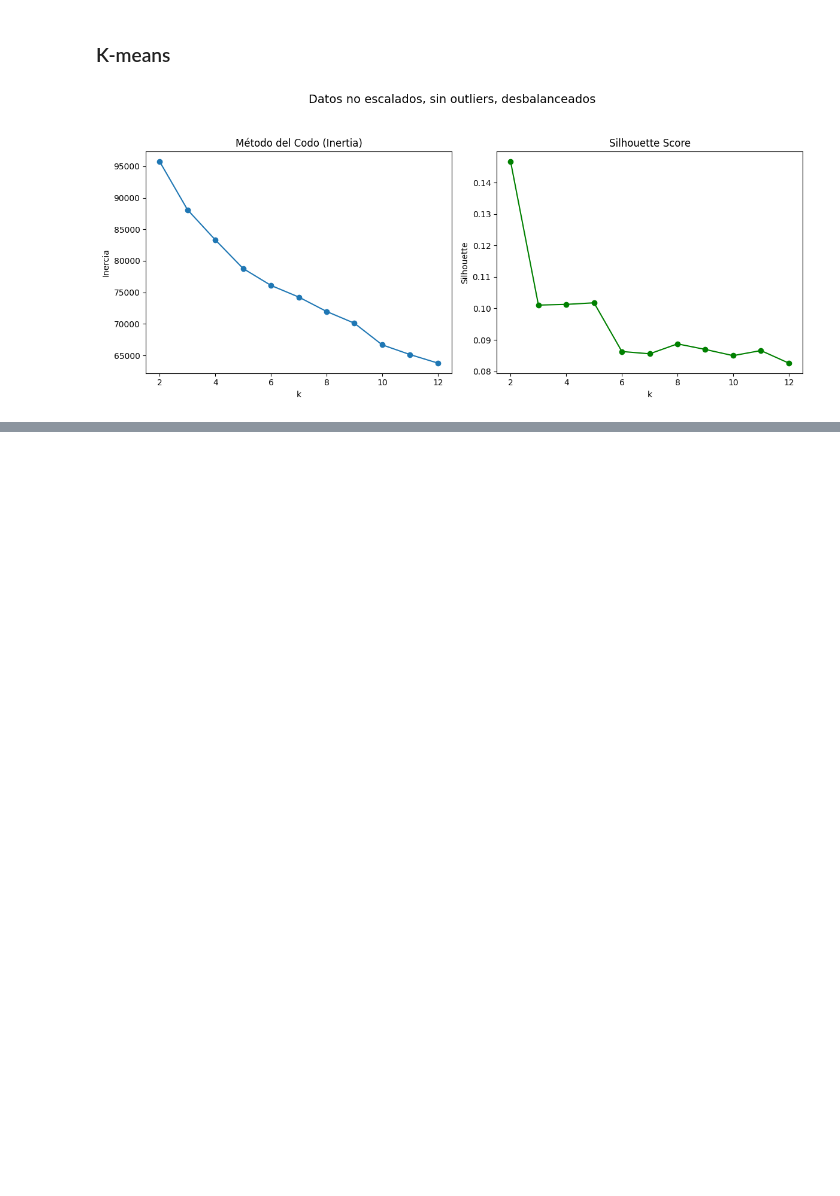
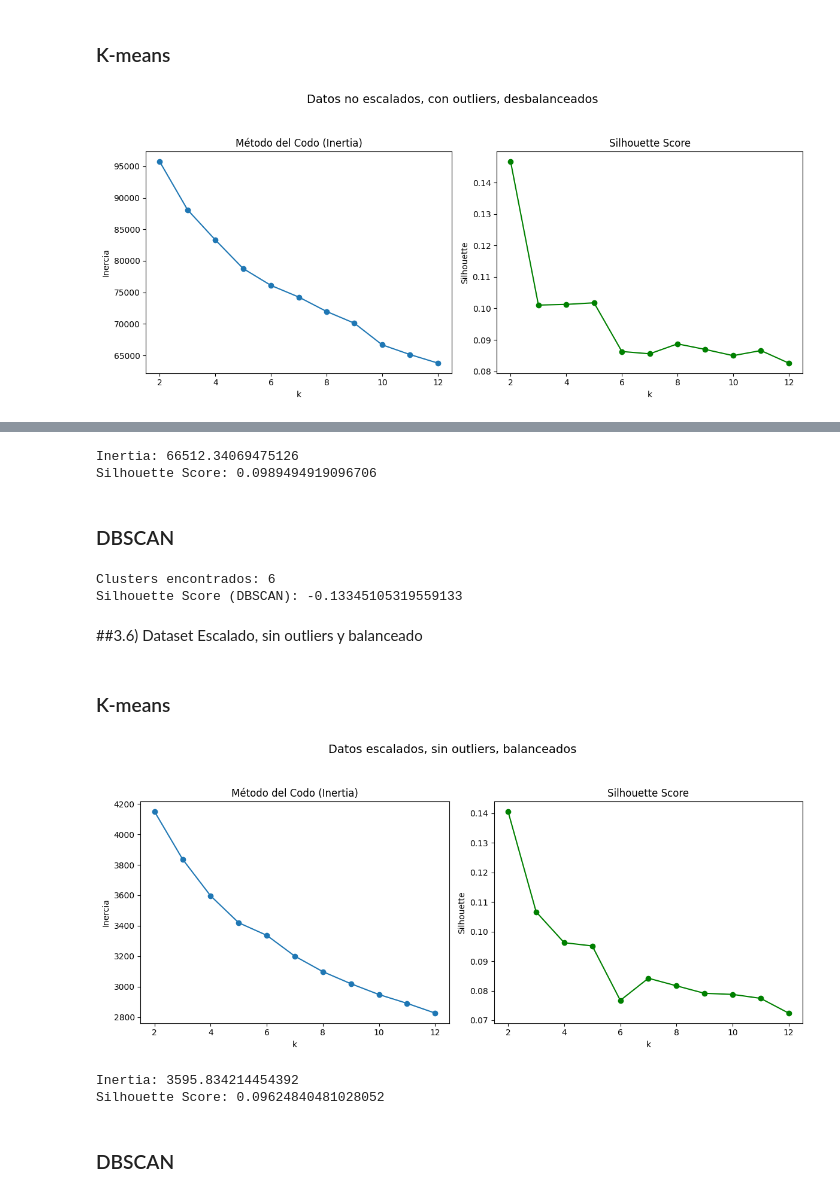
Before and after one commit to segomezz/Practica2-IA, a Jupyter notebook: Práctica_2.ipynb, the cells around one changed output, grey strips where cells are left out. Cells and saved outputs as stored; diff of their text form; code cells hidden in the pictures; blank space fills up the shorter version.

```diff
--- a/Práctica_2.ipynb
+++ b/Práctica_2.ipynb
@@ -360,0 +550,77 @@ print("Silhouette Score:", silhouette_score(X, labels_kmeans2))
+# %%
+kmeans5 = KMeans(n_clusters=4, random_state=42)
+labels_kmeans5 = kmeans5.fit_predict(X)
+
+print("Inertia:", kmeans5.inertia_)
+print("Silhouette Score:", silhouette_score(X, labels_kmeans5))
+# %% [output]
+Inertia: 66512.34069475126
+Silhouette Score: 0.0989494919096706
+# %% [markdown]
+### DBSCAN
+# %%
+db5 = DBSCAN(eps=1.56, min_samples=5)
+labels_dbscan5 = db5.fit_predict(X)
+
+# -1 indica "ruido"
+n_clusters = len(set(labels_dbscan5)) - (1 if -1 in labels_dbscan5 else 0)
+silhouette_DBSCAN5= silhouette_score(X, labels_dbscan5)
+print("Clusters encontrados:", n_clusters)
+
+print("Silhouette Score (DBSCAN):", silhouette_DBSCAN5)
+# Guardar resultados
+resultados_no_supervisado.append({
+    'Caso': caso,
+    'Inercia_KMeans': kmeans5.inertia_,
+    'Silhouette_KMeans': silhouette_score(X, labels_kmeans5),
+    'Silhouette_DBSCAN': silhouette_DBSCAN5
+})
+# %% [output]
+Clusters encontrados: 6
+Silhouette Score (DBSCAN): -0.13345105319559133
+# %% [markdown]
+##3.6) Dataset Escalado, sin outliers y balanceado
+# %% [markdown]
+### K-means
+# %%
+# Número del dataset (como string)
+caso = '6'
+
+# Dataset sin variable objetivo
+X = unsupervised_datasets[caso]
+inertias, silhouettes = evaluate_kmeans(X)
+
+plt.figure(figsize=(12, 5))
+
+# Título general de toda la figura
+plt.suptitle("Datos escalados, sin outliers, balanceados", fontsize=14, y=1.05)
+
+# Subplot 1: Método del Codo
+plt.subplot(1, 2, 1)
+plt.plot(range(2, 13), inertias, marker='o')
+plt.title('Método del Codo (Inertia)')
+plt.xlabel('k')
+plt.ylabel('Inercia')
+
+# Subplot 2: Silhouette Score
+plt.subplot(1, 2, 2)
+plt.plot(range(2, 13), silhouettes, marker='o', color='green')
+plt.title('Silhouette Score')
+plt.xlabel('k')
+plt.ylabel('Silhouette')
+
+plt.tight_layout()
+plt.show()
+# %% [output]
+[figure, added]
+# %%
+kmeans6 = KMeans(n_clusters=4, random_state=42)
+labels_kmeans6 = kmeans6.fit_predict(X)
+
+print("Inertia:", kmeans6.inertia_)
+print("Silhouette Score:", silhouette_score(X, labels_kmeans6))
+# %% [output]
+Inertia: 3595.834214454392
+Silhouette Score: 0.09624840481028052
+# %% [markdown]
+### DBSCAN
```
Also changed, not shown: parts of 41 cells of this notebook.
